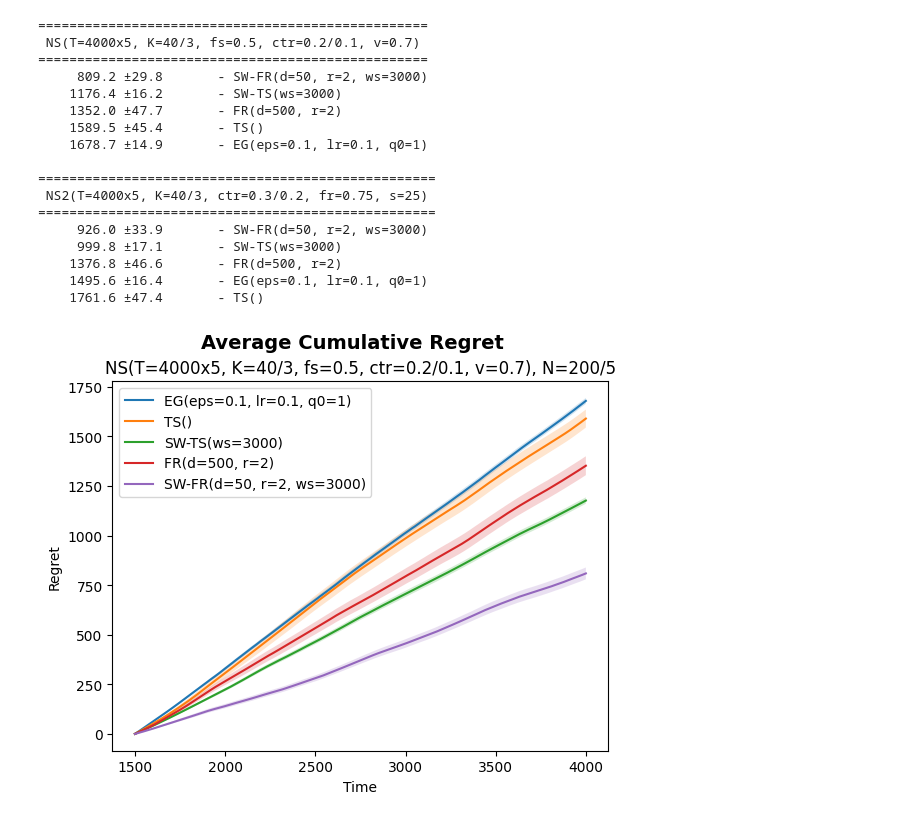
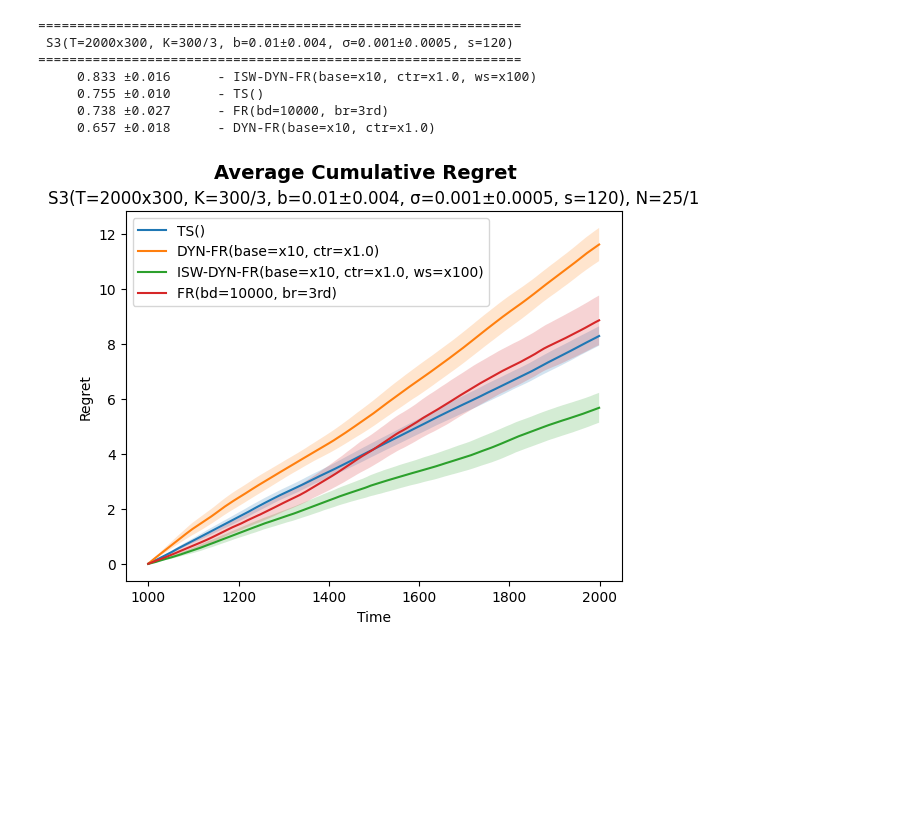
Before and after one commit to noah-daniels/bandit-rec, a Jupyter notebook: main.ipynb, the cells around one changed output. Cells and saved outputs as stored; diff of their text form; code cells hidden in the pictures; blank space fills up the shorter version.

```diff
--- a/main.ipynb
+++ b/main.ipynb
@@ -32,10 +28,22 @@ sim = Simulator(run_count=200, seed_change_interval=5)
 # %%
-for s in [s1, s2]:
-    sim.set_setting(s)
-    sim.run_oracle()
+sim = Simulator(run_count=100, seed_change_interval=1)
+sim.set_setting(setting)
+sim.set_episode_length(50)
+sim.run_oracle()
 
-    sim.run_agent(EpsGreedyAgent, {'eps': 0.1, 'lr': 0.1, 'q0': 1})
-    sim.run_agent(ThompsonAgent, {})
-    sim.run_agent(ThompsonAgent, {'ws': 3000})
-    sim.run_agent(FroomleAgent, {'boost_denominator':500, 'boost_rank':2})
-    sim.run_agent(FroomleAgent, {'boost_denominator':50, 'boost_rank':2, 'ws':3000})
+# sim.run_agent(ThompsonAgent, {'window_size': None})
+# sim.run_agent(FroomleAgent, {'boost_denominator': 10_000, 'boost_ctr': 3})
+# # sim.run_agent(DynamicFroomleAgent, {'boost_base_modifier': 10, 'boost_modifier': 1.0})
+# sim.run_agent(DynamicFroomleAgent, {'boost_base_modifier': 10, 'boost_modifier': 1.0, 'window_size_modifier': 100})
+# sim.run_agent(GreedyFroomleAgent, {'learning_rate': 0.001, 'boost_ctr': 3})
+# sim.run_agent(EpsGreedyAgent, {'eps': 0, 'lr': 0.001, 'q0': 0.005})
+
+sim.run_agent(ThompsonAgent, {'window_size': None})
+sim.run_agent(FroomleAgent, {'boost_denominator': 10000, 'boost_ctr': 3})
+sim.run_agent(DynamicFroomleAgent, {'boost_base_modifier': 10, 'boost_modifier': 1.0})
+sim.run_agent(FroomleAgent, {'boost_denominator': 1000, 'boost_ctr': 0.01})
+
+None
+# %%
+sim.run_agent(FroomleAgent, {'boost_denominator': 5000, 'boost_ctr': 3})
+None
@@ -42,22 +66,13 @@ for s in [s1, s2]:
 # %%
-sim.results.rank(tmin=1500)
-sim.results.create_regret_plot(tmin=1500)
+sim300 = sim
+sim300.results.ctrs(tmin=1000, relative=True)
+sim300.results.create_regret_plot(tmin=1000)
 # %% [output]
-==================================================
- NS(T=4000x5, K=40/3, fs=0.5, ctr=0.2/0.1, v=0.7)
-==================================================
-     809.2 ±29.8       - SW-FR(d=50, r=2, ws=3000)
-    1176.4 ±16.2       - SW-TS(ws=3000)
-    1352.0 ±47.7       - FR(d=500, r=2)
-    1589.5 ±45.4       - TS()
-    1678.7 ±14.9       - EG(eps=0.1, lr=0.1, q0=1)
-
-===================================================
- NS2(T=4000x5, K=40/3, ctr=0.3/0.2, fr=0.75, s=25)
-===================================================
-     926.0 ±33.9       - SW-FR(d=50, r=2, ws=3000)
-     999.8 ±17.1       - SW-TS(ws=3000)
-    1376.8 ±46.6       - FR(d=500, r=2)
-    1495.6 ±16.4       - EG(eps=0.1, lr=0.1, q0=1)
-    1761.6 ±47.4       - TS()
+==============================================================
+ S3(T=2000x300, K=300/3, b=0.01±0.004, σ=0.001±0.0005, s=120)
+==============================================================
+     0.833 ±0.016      - ISW-DYN-FR(base=x10, ctr=x1.0, ws=x100)
+     0.755 ±0.010      - TS()
+     0.738 ±0.027      - FR(bd=10000, br=3rd)
+     0.657 ±0.018      - DYN-FR(base=x10, ctr=x1.0)
-[figure, old version]
+[figure, new version]
```
Also changed, not shown: parts of 6 cells of this notebook, 33 other files.
